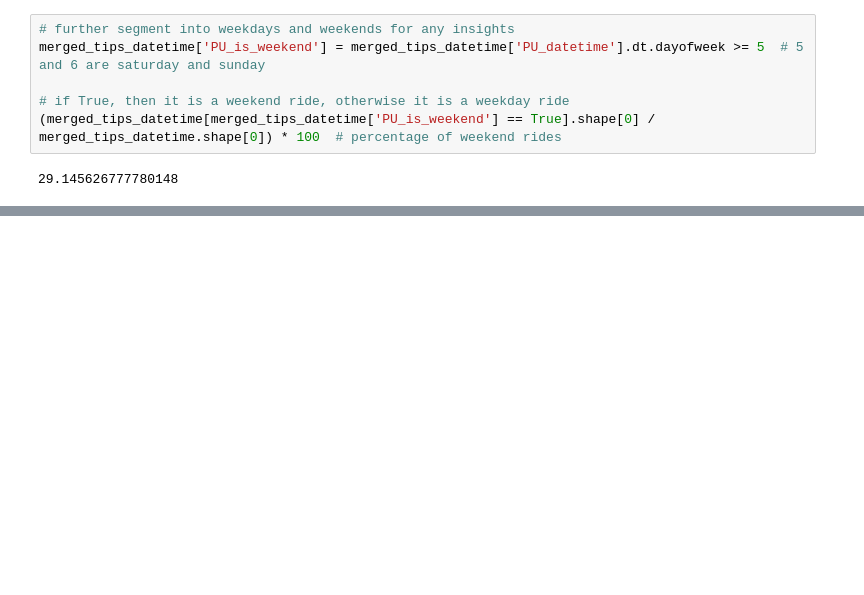
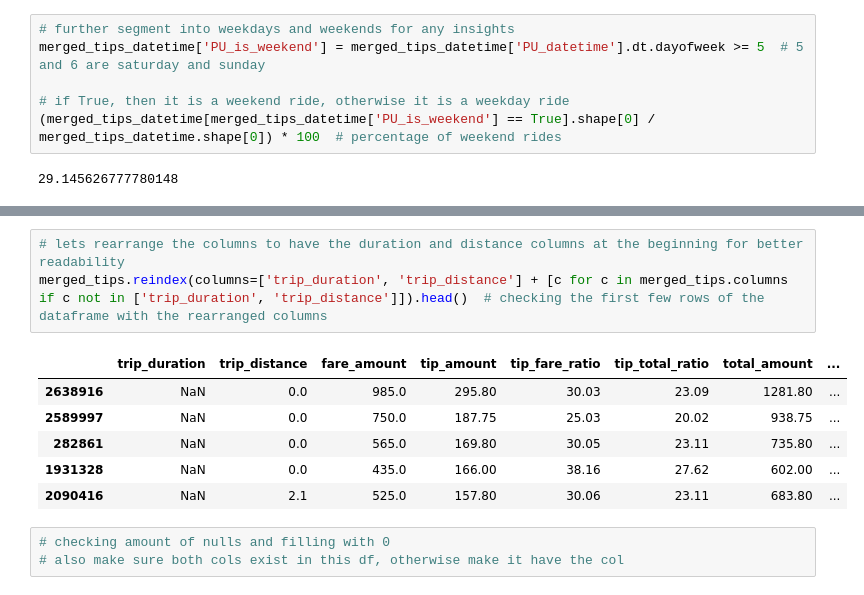
Before and after one commit to jjen1/nyc-taxis-trends, a Jupyter notebook: notebooks/yellow_taxis_eda.ipynb, the cells around one changed output, grey strips where cells are left out. Saved outputs shown, nothing was run; the diff lists cells and outputs as text; blank space fills up the shorter version.

```diff
--- a/notebooks/yellow_taxis_eda.ipynb
+++ b/notebooks/yellow_taxis_eda.ipynb
@@ -1817,0 +1860,13 @@ merged_tips_datetime[merged_tips_datetime['PU_is_weekend'] == False].groupby('PU
+# %%
+# lets rearrange the columns to have the duration and distance columns at the beginning for better readability
+merged_tips.reindex(columns=['trip_duration', 'trip_distance'] + [c for c in merged_tips.columns if c not in ['trip_duration', 'trip_distance']]).head()  # checking the first few rows of the dataframe with the rearranged columns
+# %% [output]
+|  | trip_duration | trip_distance | fare_amount | tip_amount | tip_fare_ratio | tip_total_ratio | total_amount | ... |
+| 2638916 | NaN | 0.0 | 985.0 | 295.80 | 30.03 | 23.09 | 1281.80 | ... |
+| 2589997 | NaN | 0.0 | 750.0 | 187.75 | 25.03 | 20.02 | 938.75 | ... |
+| 282861 | NaN | 0.0 | 565.0 | 169.80 | 30.05 | 23.11 | 735.80 | ... |
+| 1931328 | NaN | 0.0 | 435.0 | 166.00 | 38.16 | 27.62 | 602.00 | ... |
+| 2090416 | NaN | 2.1 | 525.0 | 157.80 | 30.06 | 23.11 | 683.80 | ... |
+# %%
+# checking amount of nulls and filling with 0
+# also make sure both cols exist in this df, otherwise make it have the col
```
Also changed, not shown: parts of 12 cells of this notebook.
